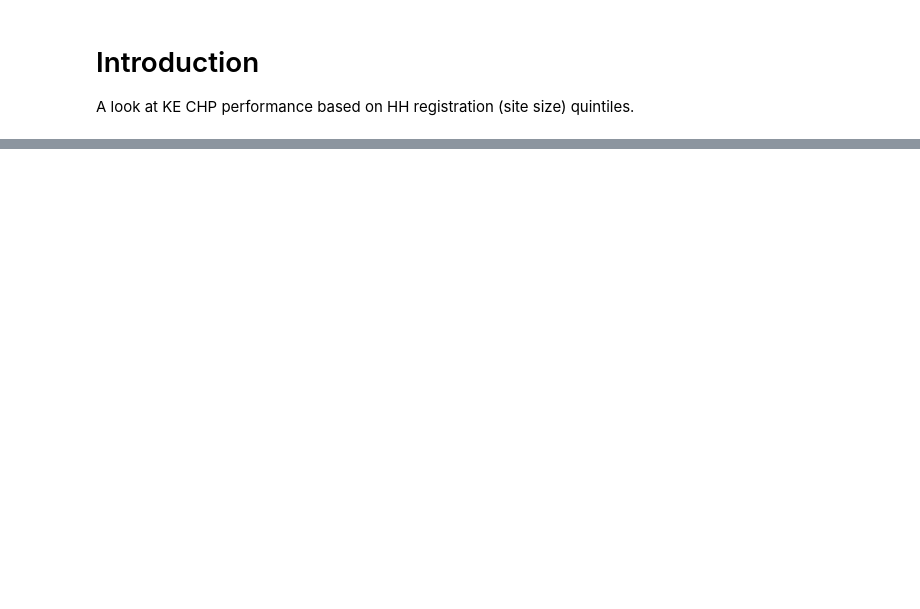
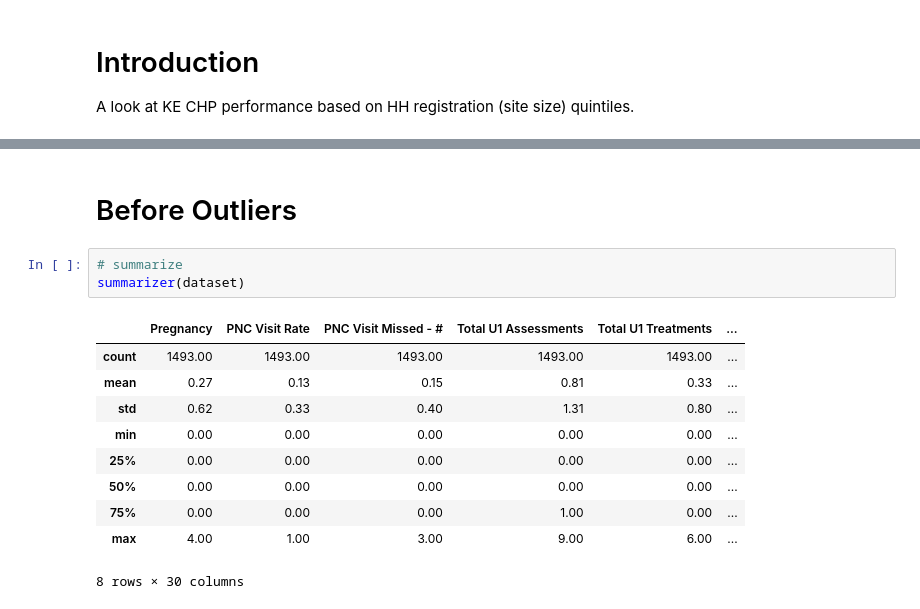
Before and after one commit to bilha-analytics/darasa, a Jupyter notebook: from_R_to_Py/KE Performance - HH Quintiles Based.ipynb, the cells around one changed output, grey strips where cells are left out. Saved outputs shown, nothing was run; the diff lists cells and outputs as text; blank space fills up the shorter version.

```diff
--- a/from_R_to_Py/KE Performance - HH Quintiles Based.ipynb
+++ b/from_R_to_Py/KE Performance - HH Quintiles Based.ipynb
@@ -122,0 +126,16 @@ for i in range(5):
+# %% [markdown]
+# Before Outliers
+# %%
+# summarize
+summarizer(dataset)
+# %% [output]
+|  | Pregnancy | PNC Visit Rate | PNC Visit Missed - # | Total U1 Assessments | Total U1 Treatments | ... |
+| count | 1493.00 | 1493.00 | 1493.00 | 1493.00 | 1493.00 | ... |
+| mean | 0.27 | 0.13 | 0.15 | 0.81 | 0.33 | ... |
+| std | 0.62 | 0.33 | 0.40 | 1.31 | 0.80 | ... |
+| min | 0.00 | 0.00 | 0.00 | 0.00 | 0.00 | ... |
+| 25% | 0.00 | 0.00 | 0.00 | 0.00 | 0.00 | ... |
+| 50% | 0.00 | 0.00 | 0.00 | 0.00 | 0.00 | ... |
+| 75% | 0.00 | 0.00 | 0.00 | 1.00 | 0.00 | ... |
+| max | 4.00 | 1.00 | 3.00 | 9.00 | 6.00 | ... |
+8 rows × 30 columns
```
Also changed, not shown: parts of 12 cells of this notebook, 2 other files.
